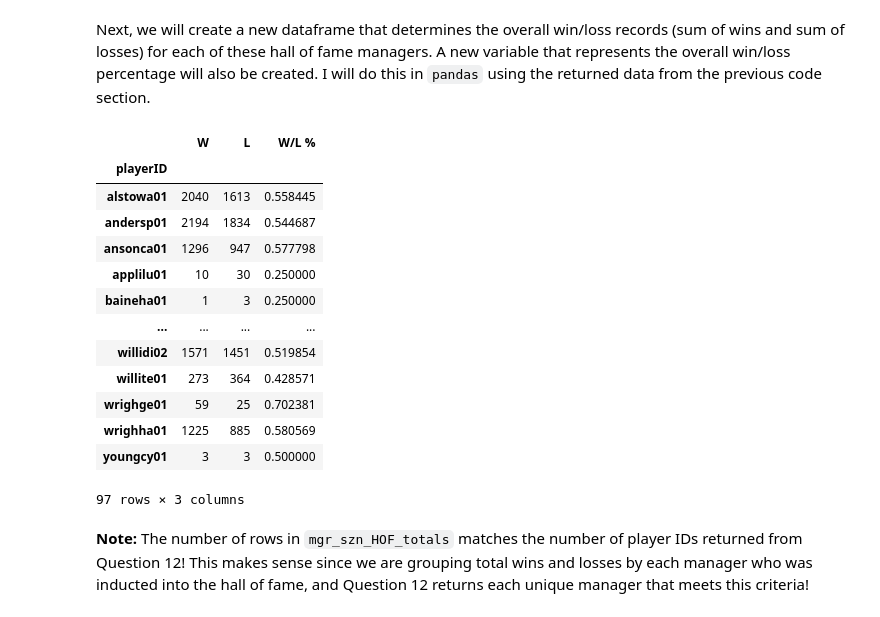
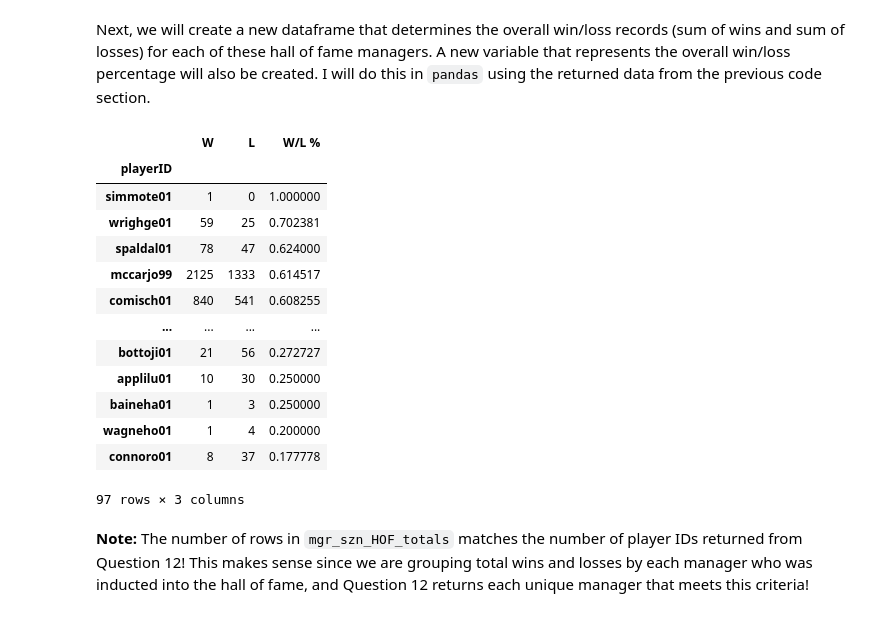
Before and after one commit to jlloring/ST-554_JLoring, a Jupyter notebook: Loring_HW5.ipynb, the cells around one changed output. Cells and saved outputs as stored; diff of their text form; code cells hidden in the pictures.

```diff
--- a/Loring_HW5.ipynb
+++ b/Loring_HW5.ipynb
@@ -325,26 +324,29 @@ of fame managers. A new variable that represents the overall win/loss percentage
 # %%
 # sums wins and losses by manager
 mgr_szn_HOF_totals = manager_season_HOF.groupby("playerID")[['W', 'L']].sum()
 
 # creates win/loss percentage variable using the formula provided
 mgr_szn_HOF_totals["W/L %"] = (mgr_szn_HOF_totals.W) / (mgr_szn_HOF_totals.W + mgr_szn_HOF_totals.L)
 
+# sorts the dataframe by descending win/loss percentage
+mgr_szn_HOF_totals.sort_values("W/L %", ascending=False, inplace=True)
+
 # outputs aggregated dataframe
 mgr_szn_HOF_totals
 # %% [output]
 |  | W | L | W/L % |
 | playerID |  |  |  |
-| alstowa01 | 2040 | 1613 | 0.558445 |
-| andersp01 | 2194 | 1834 | 0.544687 |
-| ansonca01 | 1296 | 947 | 0.577798 |
+| simmote01 | 1 | 0 | 1.000000 |
+| wrighge01 | 59 | 25 | 0.702381 |
+| spaldal01 | 78 | 47 | 0.624000 |
+| mccarjo99 | 2125 | 1333 | 0.614517 |
+| comisch01 | 840 | 541 | 0.608255 |
+| ... | ... | ... | ... |
+| bottoji01 | 21 | 56 | 0.272727 |
 | applilu01 | 10 | 30 | 0.250000 |
 | baineha01 | 1 | 3 | 0.250000 |
-| ... | ... | ... | ... |
-| willidi02 | 1571 | 1451 | 0.519854 |
-| willite01 | 273 | 364 | 0.428571 |
-| wrighge01 | 59 | 25 | 0.702381 |
-| wrighha01 | 1225 | 885 | 0.580569 |
-| youngcy01 | 3 | 3 | 0.500000 |
+| wagneho01 | 1 | 4 | 0.200000 |
+| connoro01 | 8 | 37 | 0.177778 |
 97 rows × 3 columns
 # %% [markdown]
 **Note:** The number of rows in `mgr_szn_HOF_totals` matches the number of player IDs returned from Question 12! This makes sense since we are grouping total wins and losses by each manager who was inducted into the hall of fame, and Question 12 returns each unique manager that meets this criteria!
```
Also changed, not shown: parts of 5 cells of this notebook.
